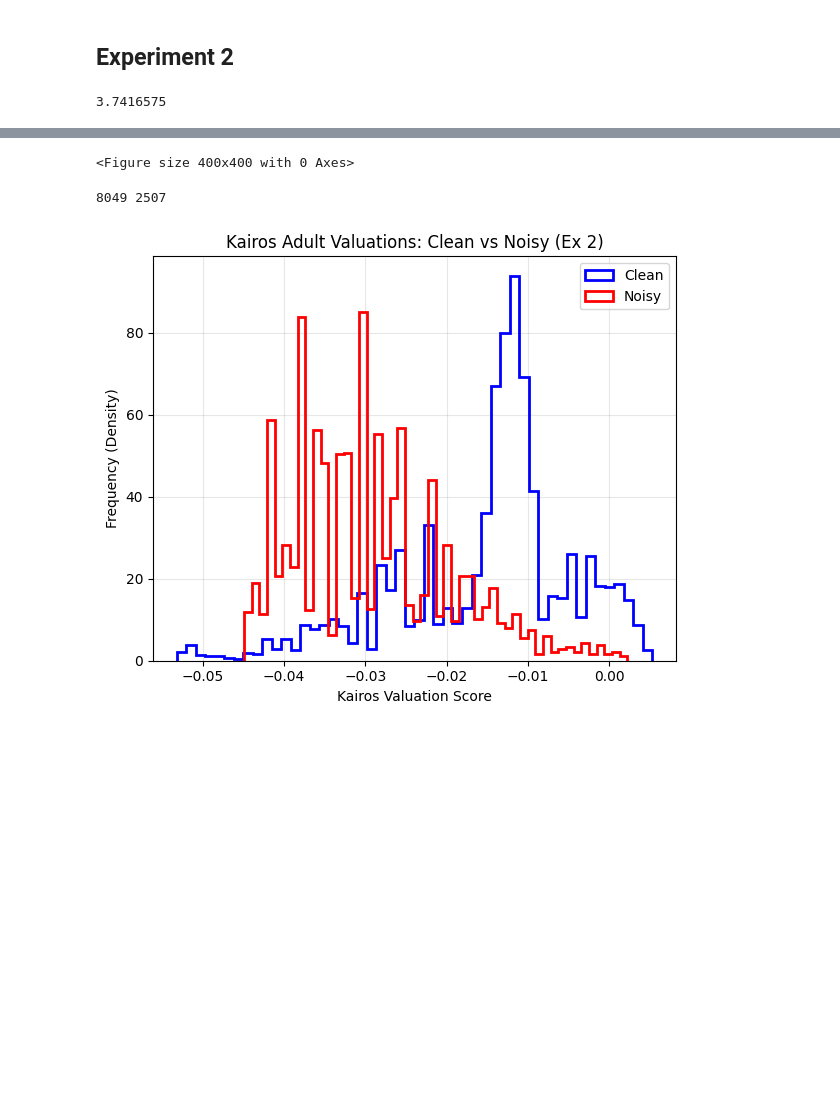
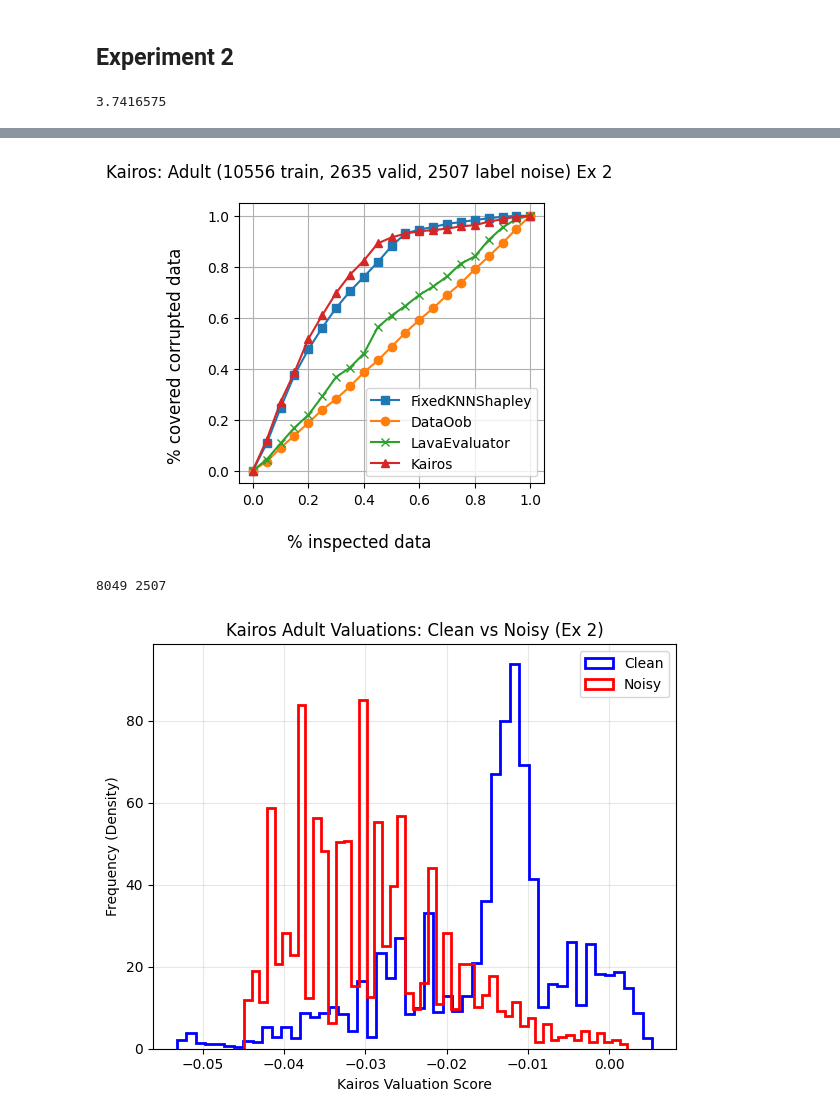
Before and after one commit to deepikasenthil24/data-valuation-q1, a Jupyter notebook: kairos/examples/adult-data-kairos.ipynb, the cells around one changed output, grey strips where cells are left out. Drawn from its saved outputs; the diff is of its cells as text; code cells hidden in the pictures; blank space fills up the shorter version.

```diff
--- a/kairos/examples/adult-data-kairos.ipynb
+++ b/kairos/examples/adult-data-kairos.ipynb
@@ -112,7 +131,7 @@ Register(
 )(load_my_presplit_dataset)
 
 fetcher = DataFetcher("adult_experiment2")
-fetcher.noisy_train_indices = [i for i in noisy_indexes if i < len(fetcher.x_train)]
+fetcher.noisy_train_indices = [i for i in noisy_indexes_e2 if i < len(fetcher.x_train)]
 curr_noisy_idxs = sum(np.array(fetcher.noisy_train_indices) < len(fetcher.x_train))
 # %%
 # Estimate kernel bandwidth w/ median sample pairwise distance
@@ -130,10 +149,12 @@ exper_med = ExperimentMediator(fetcher=fetcher, pred_model=model_name, train_kwa
 fig = plt.figure(figsize=(4, 4))
 list_of_data_evaluators = [
     FixedKNNShapley(),
-    DataOob(num_models=10), LavaEvaluator(random_state=42),
+    DataOob(num_models=10),
+    LavaEvaluator(random_state=42), #breaks if dataset too big
     Kairos(sigma_feature=sigma_feature, lambda_weight=.97),
 ]
 eval_med = exper_med.compute_data_values(list_of_data_evaluators)
+
 for evaluator in eval_med.data_evaluators:
     d = get_discover_corrupted_sample_results(evaluator, fetcher)
     eval_name = evaluator.__class__.__name__
@@ -154,4 +176,4 @@ TypeError: can only concatenate str (not "function") to str
-<Figure size 400x400 with 0 Axes>
+[figure, added]
 # %%
 ################################
 # Extract Kairos valuations
```
Also changed, not shown: parts of 10 cells of this notebook.
